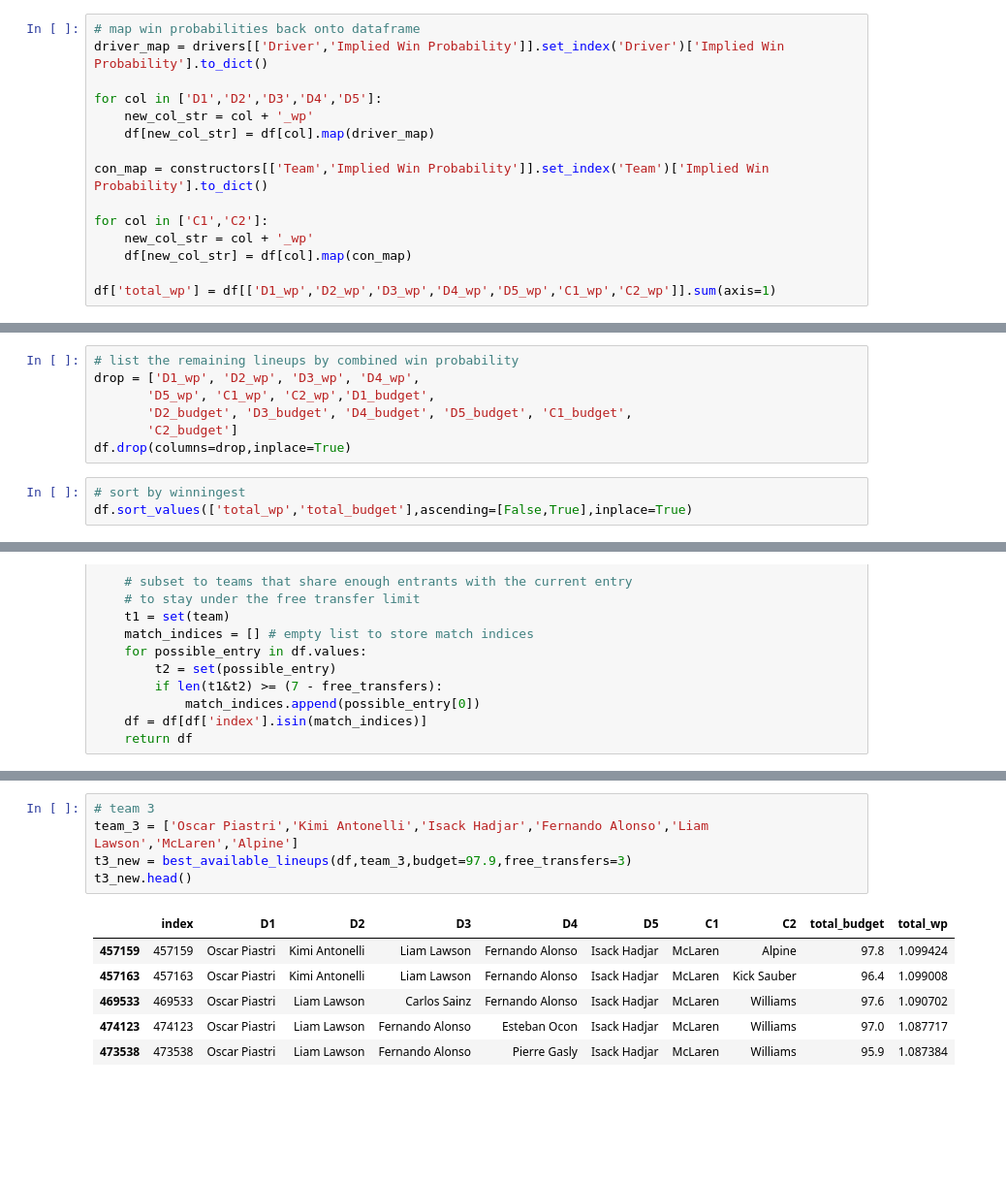
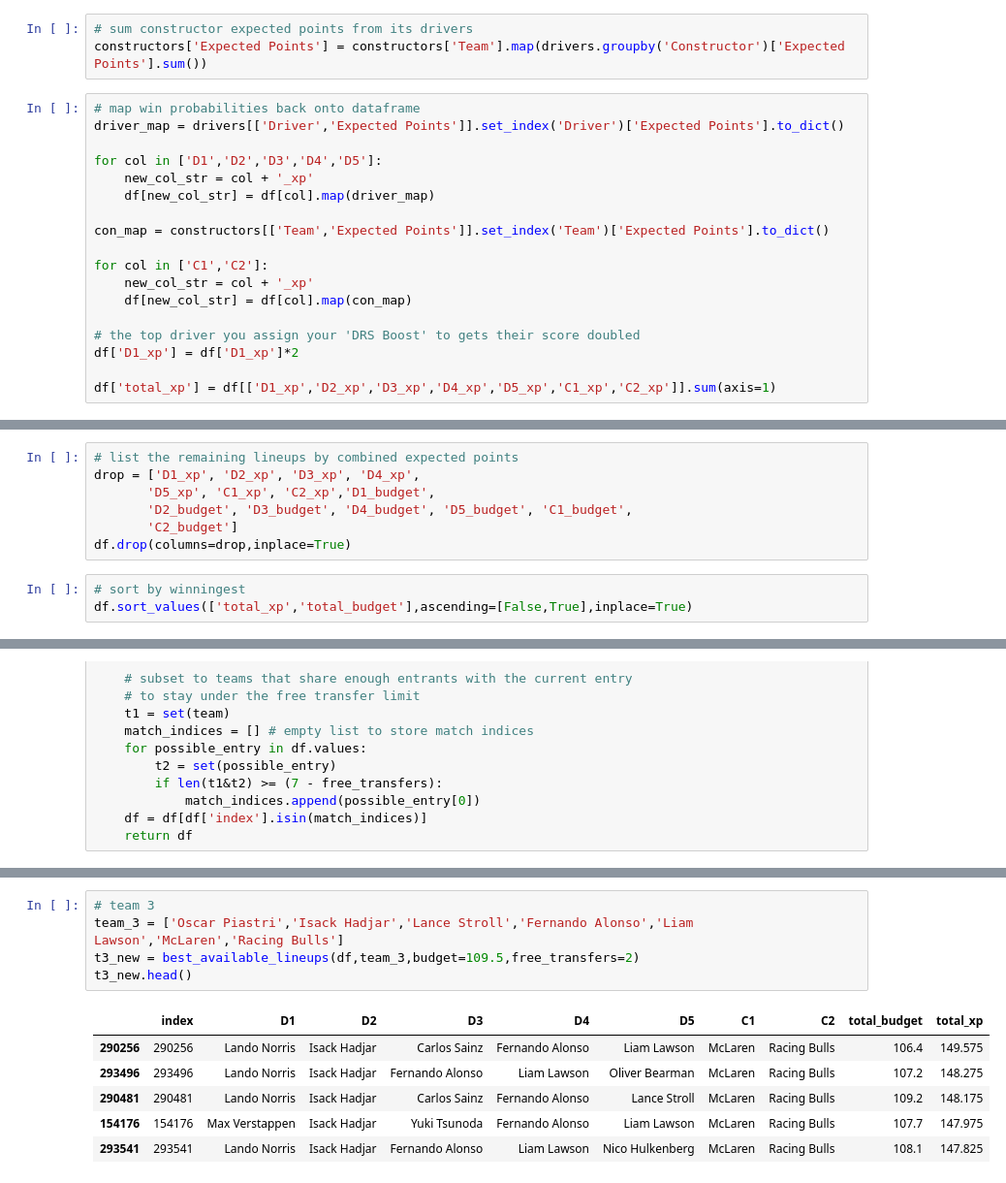
Before and after one commit to abewoycke/f1, a Jupyter notebook: main/f1.ipynb, the cells around one changed output, grey strips where cells are left out. Shown at 97% size. Cells and saved outputs as stored; diff of their text form; blank space fills up the shorter version.

```diff
--- a/main/f1.ipynb
+++ b/main/f1.ipynb
@@ -57,16 +74,22 @@ constructors['Implied Win Probability'] = constructors['Team'].map(drivers.group
+# %%
+# sum constructor expected points from its drivers
+constructors['Expected Points'] = constructors['Team'].map(drivers.groupby('Constructor')['Expected Points'].sum())
 # %%
 # map win probabilities back onto dataframe
-driver_map = drivers[['Driver','Implied Win Probability']].set_index('Driver')['Implied Win Probability'].to_dict()
+driver_map = drivers[['Driver','Expected Points']].set_index('Driver')['Expected Points'].to_dict()
 
 for col in ['D1','D2','D3','D4','D5']:
-    new_col_str = col + '_wp'
+    new_col_str = col + '_xp'
     df[new_col_str] = df[col].map(driver_map)
 
-con_map = constructors[['Team','Implied Win Probability']].set_index('Team')['Implied Win Probability'].to_dict()
+con_map = constructors[['Team','Expected Points']].set_index('Team')['Expected Points'].to_dict()
 
 for col in ['C1','C2']:
-    new_col_str = col + '_wp'
+    new_col_str = col + '_xp'
     df[new_col_str] = df[col].map(con_map)
 
-df['total_wp'] = df[['D1_wp','D2_wp','D3_wp','D4_wp','D5_wp','C1_wp','C2_wp']].sum(axis=1)
+# the top driver you assign your 'DRS Boost' to gets their score doubled
+df['D1_xp'] = df['D1_xp']*2
+
+df['total_xp'] = df[['D1_xp','D2_xp','D3_xp','D4_xp','D5_xp','C1_xp','C2_xp']].sum(axis=1)
 # %%
@@ -74,14 +97,14 @@ df['total_wp'] = df[['D1_wp','D2_wp','D3_wp','D4_wp','D5_wp','C1_wp','C2_wp']].s
 df = df.reset_index()
 # %%
-# list the remaining lineups by combined win probability
-drop = ['D1_wp', 'D2_wp', 'D3_wp', 'D4_wp',
-       'D5_wp', 'C1_wp', 'C2_wp','D1_budget',
+# list the remaining lineups by combined expected points
+drop = ['D1_xp', 'D2_xp', 'D3_xp', 'D4_xp',
+       'D5_xp', 'C1_xp', 'C2_xp','D1_budget',
        'D2_budget', 'D3_budget', 'D4_budget', 'D5_budget', 'C1_budget',
        'C2_budget']
 df.drop(columns=drop,inplace=True)
 # %%
 # sort by winningest
-df.sort_values(['total_wp','total_budget'],ascending=[False,True],inplace=True)
+df.sort_values(['total_xp','total_budget'],ascending=[False,True],inplace=True)
 # %%
 def best_available_lineups(df,team:list,budget:float,free_transfers:int):
     """
@@ -130,12 +153,12 @@ t2_new.head()
 # %%
 # team 3
-team_3 = ['Oscar Piastri','Kimi Antonelli','Isack Hadjar','Fernando Alonso','Liam Lawson','McLaren','Alpine']
-t3_new = best_available_lineups(df,team_3,budget=97.9,free_transfers=3)
+team_3 = ['Oscar Piastri','Isack Hadjar','Lance Stroll','Fernando Alonso','Liam Lawson','McLaren','Racing Bulls']
+t3_new = best_available_lineups(df,team_3,budget=109.5,free_transfers=2)
 t3_new.head()
 # %% [output]
-|  | index | D1 | D2 | D3 | D4 | D5 | C1 | C2 | total_budget | total_wp |
-| 457159 | 457159 | Oscar Piastri | Kimi Antonelli | Liam Lawson | Fernando Alonso | Isack Hadjar | McLaren | Alpine | 97.8 | 1.099424 |
-| 457163 | 457163 | Oscar Piastri | Kimi Antonelli | Liam Lawson | Fernando Alonso | Isack Hadjar | McLaren | Kick Sauber | 96.4 | 1.099008 |
-| 469533 | 469533 | Oscar Piastri | Liam Lawson | Carlos Sainz | Fernando Alonso | Isack Hadjar | McLaren | Williams | 97.6 | 1.090702 |
-| 474123 | 474123 | Oscar Piastri | Liam Lawson | Fernando Alonso | Esteban Ocon | Isack Hadjar | McLaren | Williams | 97.0 | 1.087717 |
-| 473538 | 473538 | Oscar Piastri | Liam Lawson | Fernando Alonso | Pierre Gasly | Isack Hadjar | McLaren | Williams | 95.9 | 1.087384 |
+|  | index | D1 | D2 | D3 | D4 | D5 | C1 | C2 | total_budget | total_xp |
+| 290256 | 290256 | Lando Norris | Isack Hadjar | Carlos Sainz | Fernando Alonso | Liam Lawson | McLaren | Racing Bulls | 106.4 | 149.575 |
+| 293496 | 293496 | Lando Norris | Isack Hadjar | Fernando Alonso | Liam Lawson | Oliver Bearman | McLaren | Racing Bulls | 107.2 | 148.275 |
+| 290481 | 290481 | Lando Norris | Isack Hadjar | Carlos Sainz | Fernando Alonso | Lance Stroll | McLaren | Racing Bulls | 109.2 | 148.175 |
+| 154176 | 154176 | Max Verstappen | Isack Hadjar | Yuki Tsunoda | Fernando Alonso | Liam Lawson | McLaren | Racing Bulls | 107.7 | 147.975 |
+| 293541 | 293541 | Lando Norris | Isack Hadjar | Fernando Alonso | Liam Lawson | Nico Hulkenberg | McLaren | Racing Bulls | 108.1 | 147.825 |
```
Also changed, not shown: parts of 10 cells of this notebook, 2 other files.
